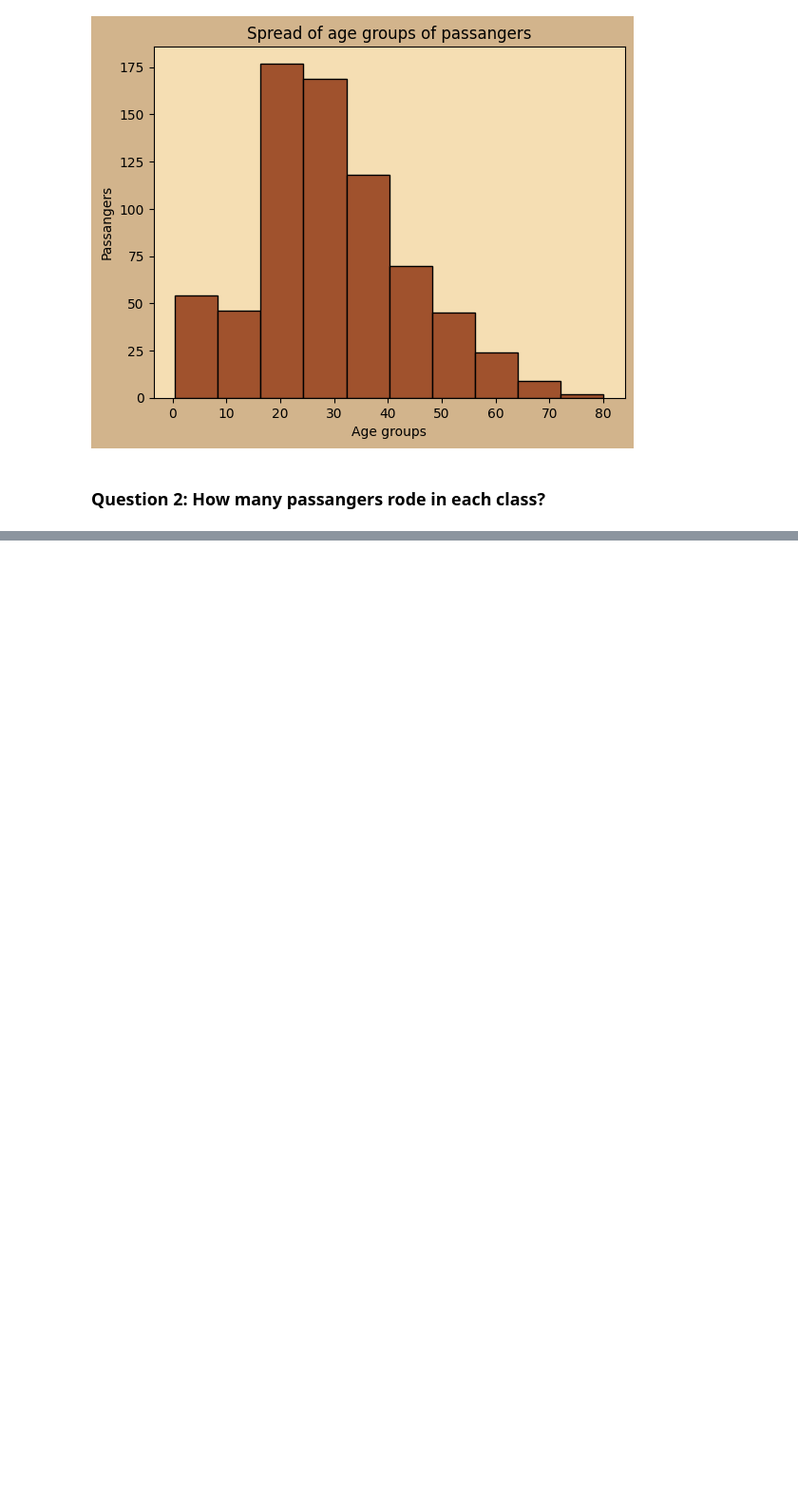
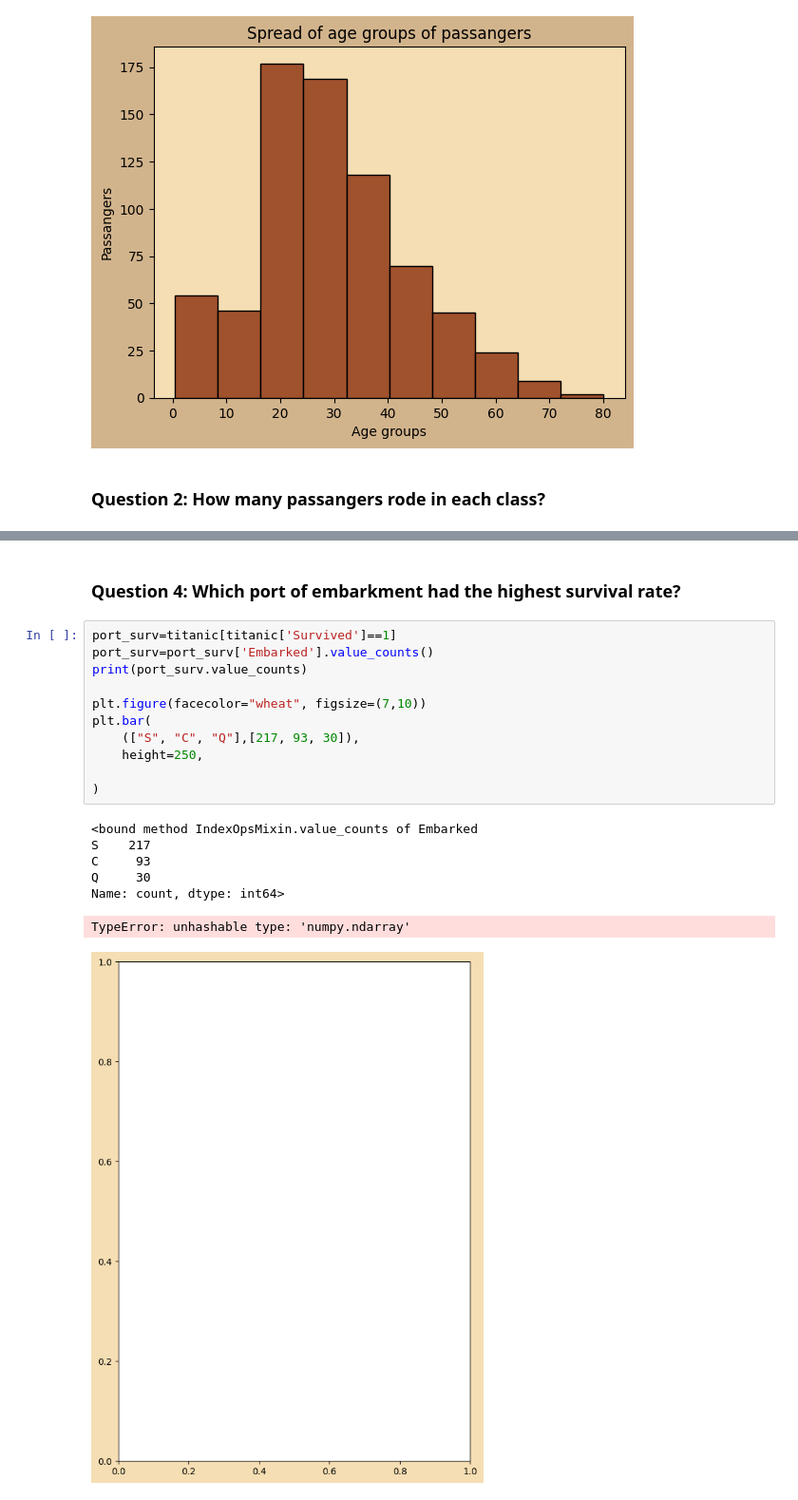
Before and after one commit to Candog85/unit-3-data-science, a Jupyter notebook: lessons/02_titanic.ipynb, the cells around one changed output, grey strips where cells are left out. Shown at 95% size. Saved outputs shown, nothing was run; the diff lists cells and outputs as text; blank space fills up the shorter version.

```diff
--- a/lessons/02_titanic.ipynb
+++ b/lessons/02_titanic.ipynb
@@ -37,0 +58,21 @@ plt.pie(titanic["Pclass"].value_counts(), labels=(3,2,1), colors=("#8B4513", "#b
+# %% [markdown]
+### Question 4: Which port of embarkment had the highest survival rate?
+# %%
+port_surv=titanic[titanic['Survived']==1]
+port_surv=port_surv['Embarked'].value_counts()
+print(port_surv.value_counts)
+
+plt.figure(facecolor="wheat", figsize=(7,10))
+plt.bar(
+    (["S", "C", "Q"],[217, 93, 30]),
+    height=250,
+
+)
+# %% [output]
+<bound method IndexOpsMixin.value_counts of Embarked
+S    217
+C     93
+Q     30
+Name: count, dtype: int64>
+TypeError: unhashable type: 'numpy.ndarray'
+[figure, added]
```
Also changed, not shown: parts of 3 cells of this notebook, 2 other files.
